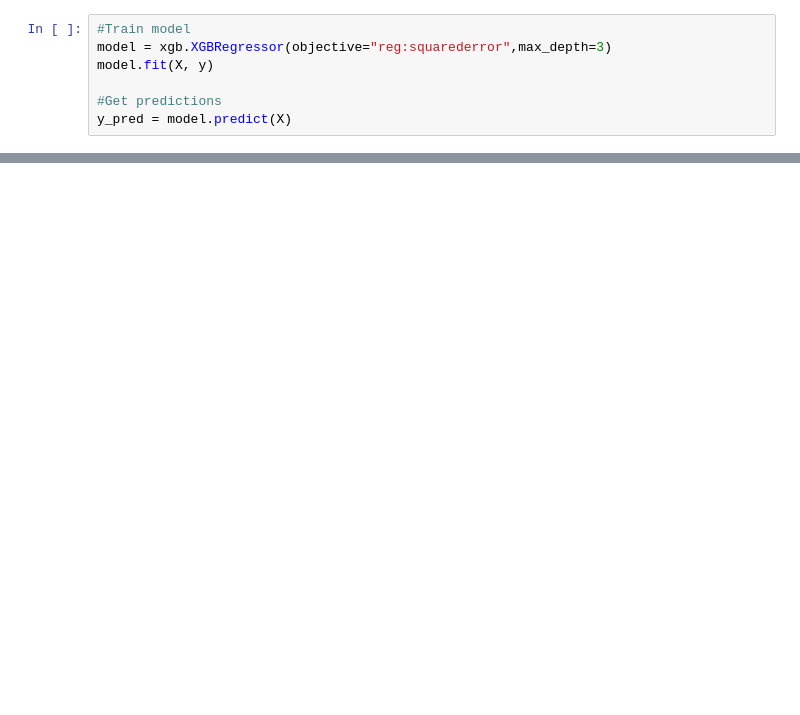
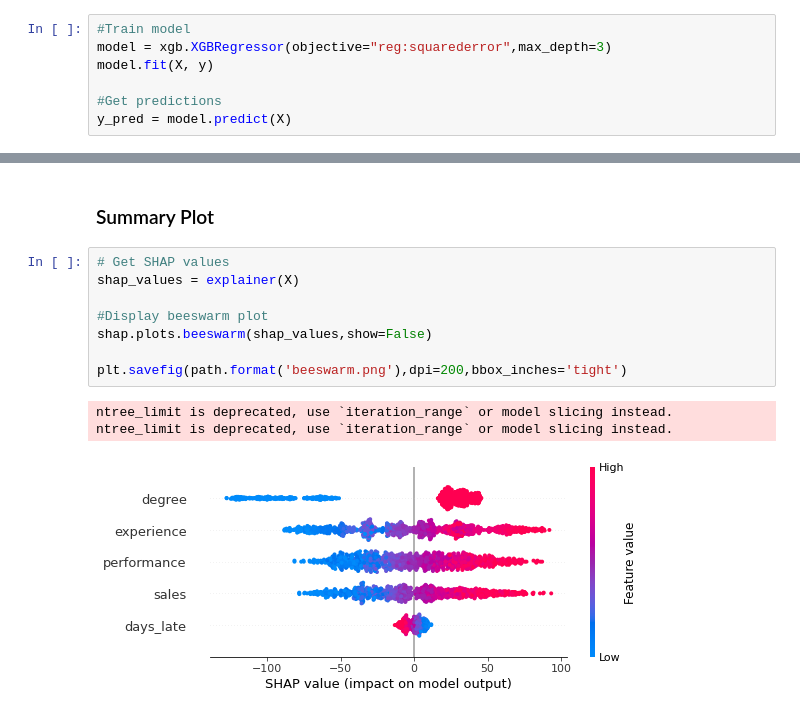
Before and after one commit to conorosully/medium-articles, a Jupyter notebook: src/shap_interaction.ipynb, the cells around one changed output, grey strips where cells are left out. Drawn from its saved outputs; the diff is of its cells as text; blank space fills up the shorter version.

```diff
--- a/src/shap_interaction.ipynb
+++ b/src/shap_interaction.ipynb
@@ -111,0 +93,14 @@ shap.dependence_plot(
+# %% [markdown]
+### Summary Plot
+# %%
+# Get SHAP values
+shap_values = explainer(X)
+
+#Display beeswarm plot
+shap.plots.beeswarm(shap_values,show=False)
+
+plt.savefig(path.format('beeswarm.png'),dpi=200,bbox_inches='tight')
+# %% [output]
+ntree_limit is deprecated, use `iteration_range` or model slicing instead.
+ntree_limit is deprecated, use `iteration_range` or model slicing instead.
+[figure, added]
```
Also changed, not shown: parts of 23 cells of this notebook, 2 other files.
